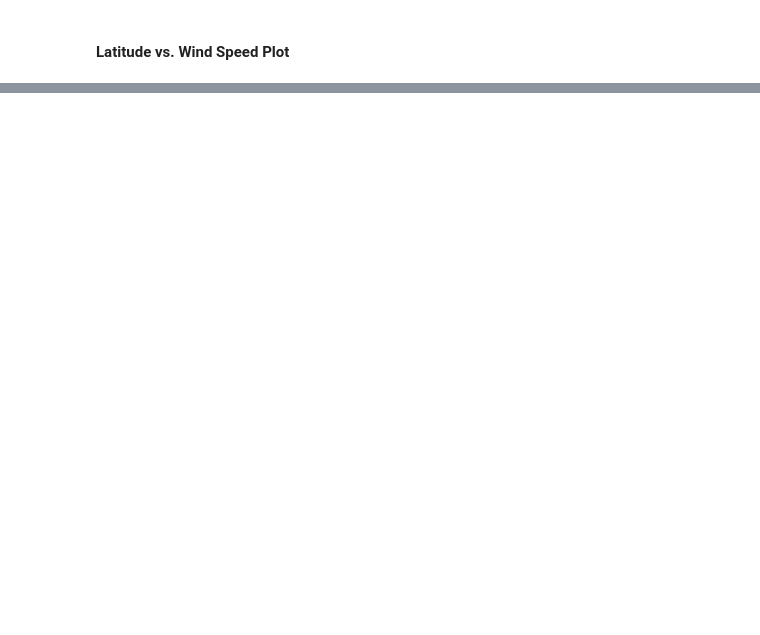
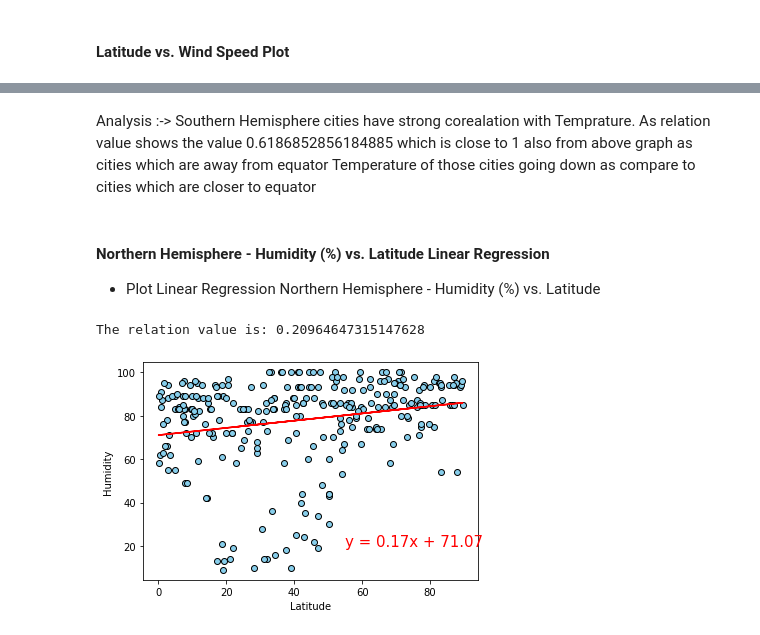
Before and after one commit to pparashar68/python-api-challenge, a Jupyter notebook: WeatherPy/WeatherPy.ipynb, the cells around one changed output, grey strips where cells are left out. Saved outputs shown, nothing was run; the diff lists cells and outputs as text; code cells hidden in the pictures; blank space fills up the shorter version.

```diff
--- a/WeatherPy/WeatherPy.ipynb
+++ b/WeatherPy/WeatherPy.ipynb
@@ -161,0 +229,17 @@ plt.show()
+# %% [markdown]
+Analysis :-> Southern Hemisphere cities have  strong corealation with Temprature. As relation value shows the value 0.6186852856184885 which is close to 1 also from above graph as cities which are away from equator Temperature of those cities going down as compare to cities which are closer to equator
+# %% [markdown]
+
+
+#### Northern Hemisphere - Humidity (%) vs. Latitude  Linear Regression
+- Plot  Linear Regression Northern Hemisphere - Humidity (%) vs. Latitude
+# %%
+xlabel = "Latitude"
+ylabel = "Humidity"
+labelpos = (55,20)
+file_name = "part2_north_humidityVSlat"
+run_LinearRegression(northern_hemisphere_weather_df[xlabel],northern_hemisphere_weather_df[ylabel],
+                     xlabel,ylabel,labelpos,file_name)
+# %% [output]
+The relation value is: 0.20964647315147628
+[figure, added]
```
Also changed, not shown: parts of 34 cells of this notebook.
